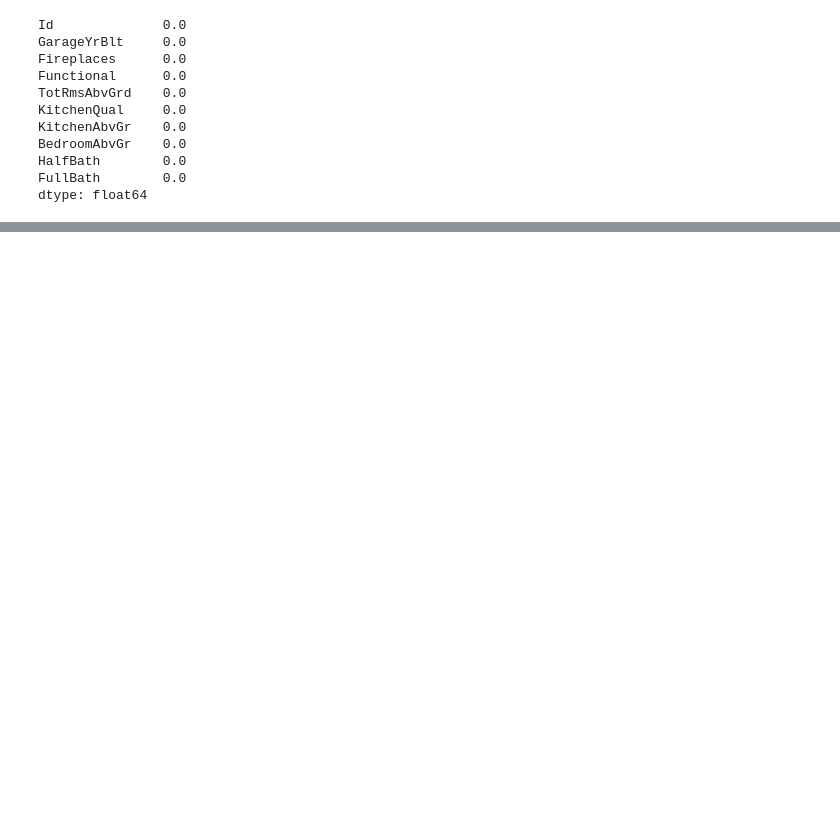
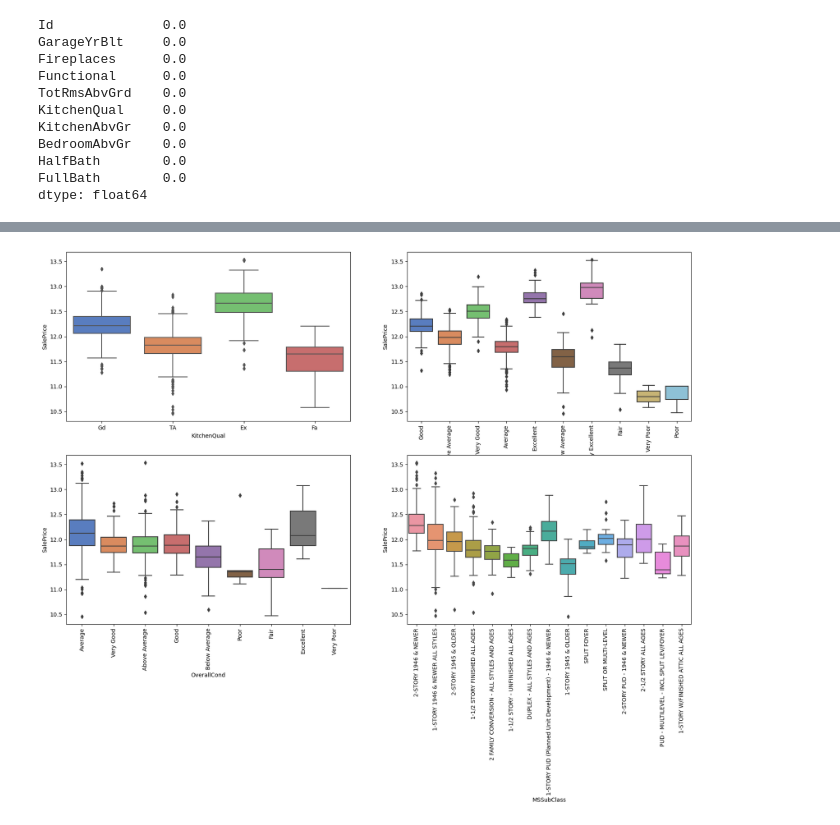
Before and after one commit to ambar-ashish/housing-case-study, a Jupyter notebook: Housing.ipynb, the cells around one changed output, grey strips where cells are left out. Cells and saved outputs as stored; diff of their text form; code cells hidden in the pictures; blank space fills up the shorter version.

```diff
--- a/Housing.ipynb
+++ b/Housing.ipynb
@@ -230,0 +366,25 @@ dtype: float64
+# %%
+# Dropping columns which are highly skewed
+
+house.drop(['Functional'],axis=1,inplace=True)
+# %%
+plt.figure(figsize=(20, 12))
+plt.subplot(2,2,1)
+
+sns.boxplot(x ='KitchenQual', y ='SalePrice', data = house)
+plt.subplot(2,2,2)
+
+sns.boxplot(x = 'OverallQual', y = 'SalePrice', data = house)
+plt.xticks(rotation=90)
+plt.subplot(2,2,3)
+
+sns.boxplot(x = 'OverallCond', y = 'SalePrice', data = house)
+plt.xticks(rotation=90)
+plt.subplot(2,2,4)
+
+sns.boxplot(x = 'MSSubClass', y = 'SalePrice', data = house)
+plt.xticks(rotation=90)
+
+plt.show()
+# %% [output]
+[figure, added]
```
Also changed, not shown: parts of 61 cells of this notebook.
